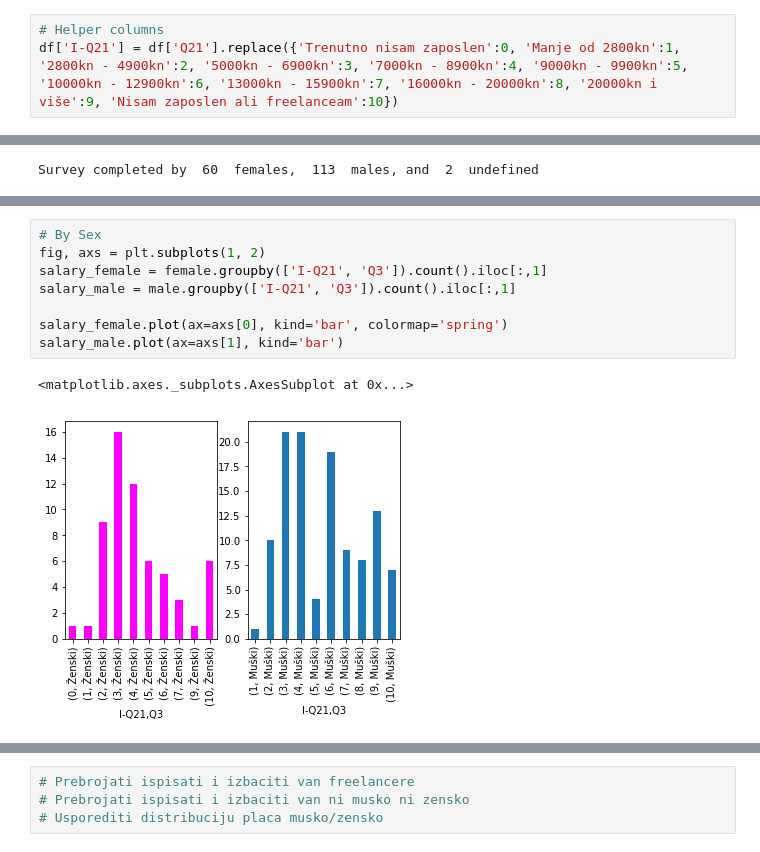
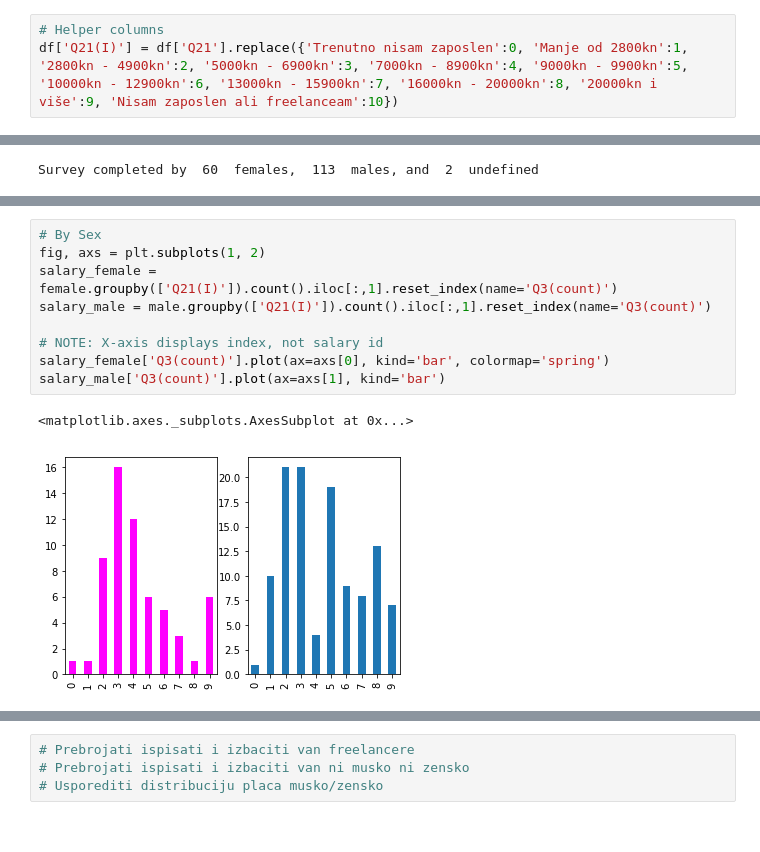
Before and after one commit to mariopavlovic/ixda-croatia-survey-analysis, a Jupyter notebook: ixda survey 2018.ipynb, the cells around one changed output, grey strips where cells are left out. Saved outputs shown, nothing was run; the diff lists cells and outputs as text.

Commit message:
salary by sex

```diff
--- a/ixda survey 2018.ipynb
+++ b/ixda survey 2018.ipynb
@@ -40,7 +40,7 @@ display_data(df[1:2])
 | 1 | 2018/06/19 9:03:23 AM GMT+2 | 2 - 3 godine | UX/UI dizajner | Ženski | 26-30 | GRAD ZAGREB | GRAD ZAGREB | GRF | UX/UI dizajner | 4 | 2-5 godina | ... |
 # %%
 # Helper columns
-df['I-Q21'] = df['Q21'].replace({'Trenutno nisam zaposlen':0, 'Manje od 2800kn':1, '2800kn - 4900kn':2, '5000kn - 6900kn':3, '7000kn - 8900kn':4, '9000kn - 9900kn':5, '10000kn - 12900kn':6, '13000kn - 15900kn':7, '16000kn - 20000kn':8, '20000kn i više':9, 'Nisam zaposlen ali freelanceam':10})
+df['Q21(I)'] = df['Q21'].replace({'Trenutno nisam zaposlen':0, 'Manje od 2800kn':1, '2800kn - 4900kn':2, '5000kn - 6900kn':3, '7000kn - 8900kn':4, '9000kn - 9900kn':5, '10000kn - 12900kn':6, '13000kn - 15900kn':7, '16000kn - 20000kn':8, '20000kn i više':9, 'Nisam zaposlen ali freelanceam':10})
 # %% [markdown]
 # Segmentation
 # %% [markdown]
@@ -88,11 +88,12 @@ Name: Q1, dtype: int64
 # %%
 # By Sex
 fig, axs = plt.subplots(1, 2)
-salary_female = female.groupby(['I-Q21', 'Q3']).count().iloc[:,1]
-salary_male = male.groupby(['I-Q21', 'Q3']).count().iloc[:,1]
+salary_female = female.groupby(['Q21(I)']).count().iloc[:,1].reset_index(name='Q3(count)')
+salary_male = male.groupby(['Q21(I)']).count().iloc[:,1].reset_index(name='Q3(count)')
 
-salary_female.plot(ax=axs[0], kind='bar', colormap='spring')
-salary_male.plot(ax=axs[1], kind='bar')
+# NOTE: X-axis displays index, not salary id
+salary_female['Q3(count)'].plot(ax=axs[0], kind='bar', colormap='spring')
+salary_male['Q3(count)'].plot(ax=axs[1], kind='bar')
 # %% [output]
 <matplotlib.axes._subplots.AxesSubplot at 0x...>
-[figure, old version]
+[figure, new version]
```
Also changed, not shown: parts of 3 cells of this notebook.
